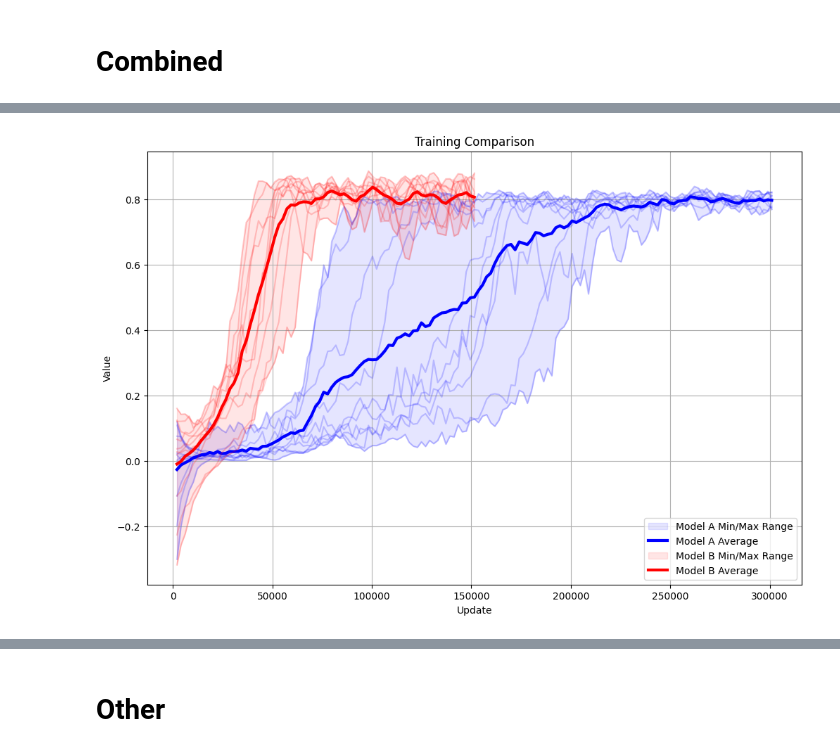
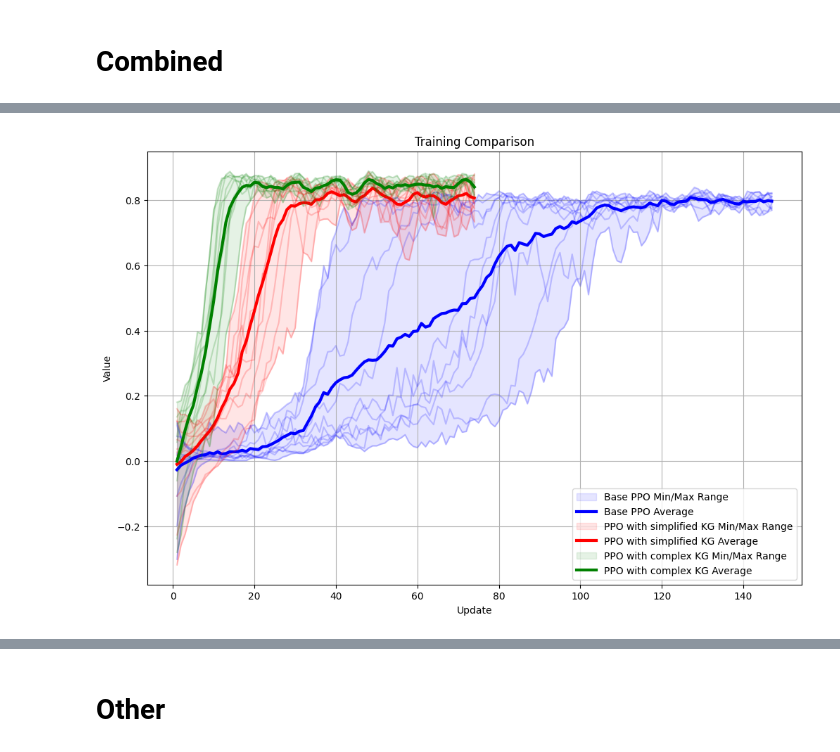
Before and after one commit to jaBrzosko/rl-starter-files, a Jupyter notebook: analysis/summary.ipynb, the cells around one changed output, grey strips where cells are left out. Cells and saved outputs as stored; diff of their text form; code cells hidden in the pictures.

```diff
--- a/analysis/summary.ipynb
+++ b/analysis/summary.ipynb
@@ -339,19 +364,25 @@ def finalize_plot():
 # %%
 experiment_name_base = "lava_gap_base"
 dataframes_base = read_all_experiments(experiment_name_base)
 
 experiment_name_kg = "lava_gap_kg_base"
 dataframes_kg = read_all_experiments(experiment_name_kg)
 
+experiment_name_kg_com = "lava_gap_kg_complex"
+dataframes_kg_com = read_all_experiments(experiment_name_kg_com)
+
 # Plot two different datasets on the same figure
 create_combined_plot('update', 'value', 'Training Comparison')
 
 # First dataset in blue
-plot_dataframes_overlay(dataframes_base, 'frames', 'value', color='blue', label_prefix='Model A')
+plot_dataframes_overlay(dataframes_base, 'update', 'value', color='blue', label_prefix='Base PPO')
 
 # Second dataset in red
-plot_dataframes_overlay(dataframes_kg, 'frames', 'value', color='red', label_prefix='Model B')
+plot_dataframes_overlay(dataframes_kg, 'update', 'value', color='red', label_prefix='PPO with simplified KG')
+
+# Third dataset in green
+plot_dataframes_overlay(dataframes_kg_com, 'update', 'value', color='green', label_prefix='PPO with complex KG')
 
 finalize_plot()
 # %% [output]
-[figure, old version]
+[figure, new version]
```
Also changed, not shown: parts of 2 cells of this notebook, 3 other files.
